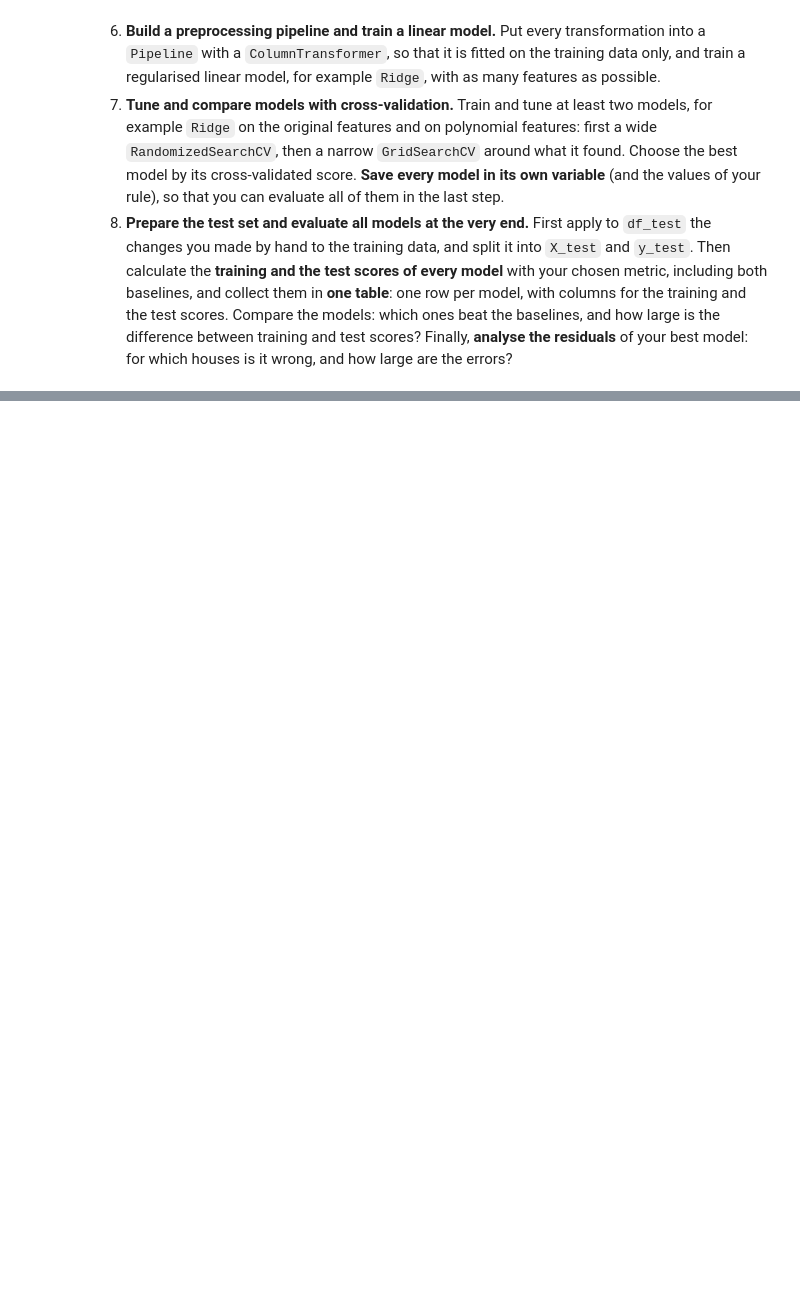
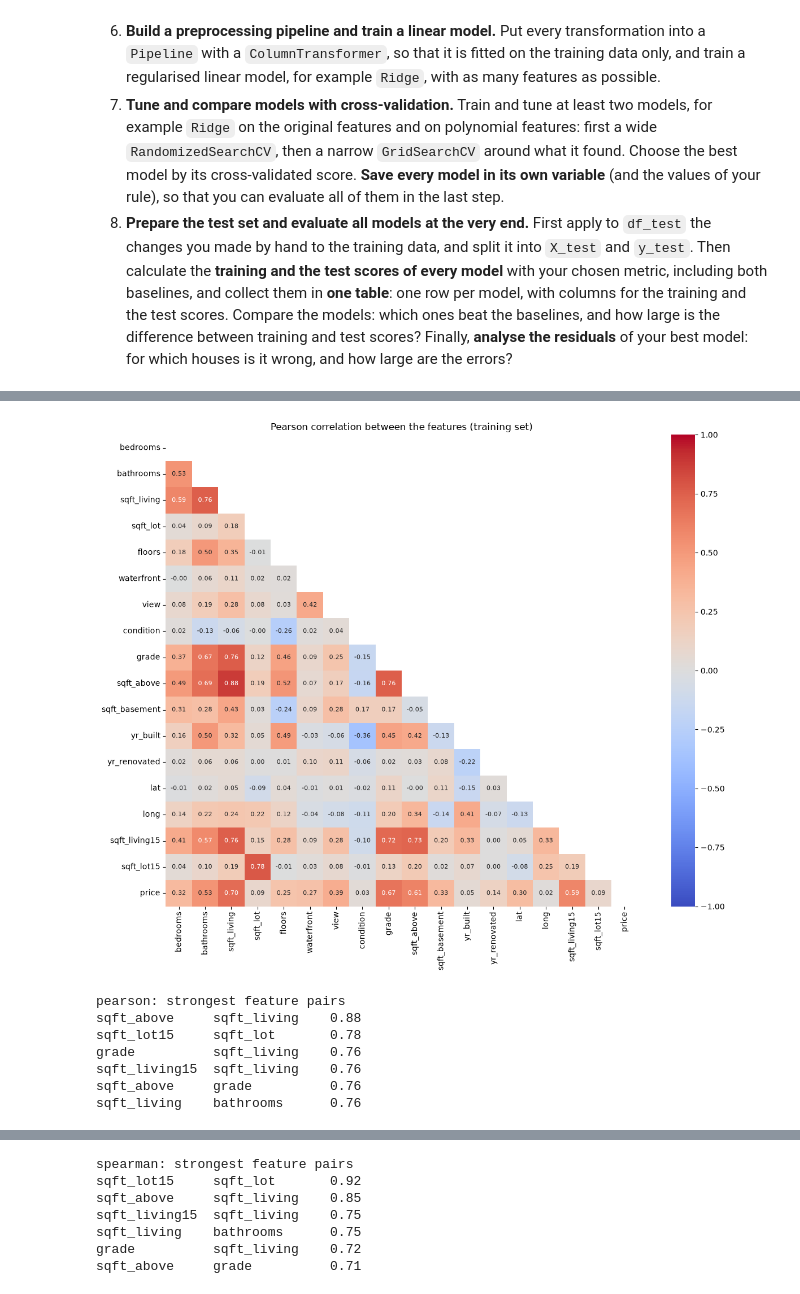
Before and after one commit to dynamic-dome/amle-project-king-county, a Jupyter notebook: 02_king_county_project_dominic.ipynb, the cells around one changed output, grey strips where cells are left out. Drawn from its saved outputs; the diff is of its cells as text; code cells hidden in the pictures; blank space fills up the shorter version.

```diff
--- a/02_king_county_project_dominic.ipynb
+++ b/02_king_county_project_dominic.ipynb
@@ -90,0 +248,28 @@ SyntaxError: invalid decimal literal (1454397097.py, line 1)
+# %%
+# Correlations between the features themselves: which columns carry the same information?
+# zipcode is left out, its numbers are labels, so a correlation with it means nothing.
+cols = [c for c in features if c != "zipcode"] + ["price"]
+mask = np.triu(np.ones((len(cols), len(cols)), dtype=bool))  # hide the mirrored upper half
+
+for method in ["pearson", "spearman"]:
+    corr = df_train[cols].corr(method=method)
+    fig, ax = plt.subplots(figsize=(13, 10))
+    sns.heatmap(corr, mask=mask, annot=True, fmt=".2f", annot_kws={"size": 8},
+                cmap="coolwarm", vmin=-1, vmax=1, square=True, ax=ax)
+    ax.set_title(f"{method.capitalize()} correlation between the features (training set)")
+    plt.tight_layout()
+    plt.show()
+
+    # The strongest pairs, without price and without each column with itself
+    pairs = corr.drop(index="price", columns="price").where(~mask[:-1, :-1]).stack()
+    print(f"{method}: strongest feature pairs")
+    print(pairs.abs().sort_values(ascending=False).head(6).round(2).to_string(), "\n")
+# %% [output]
+[figure, added]
+pearson: strongest feature pairs
+sqft_above     sqft_living    0.88
+sqft_lot15     sqft_lot       0.78
+grade          sqft_living    0.76
+sqft_living15  sqft_living    0.76
+sqft_above     grade          0.76
+sqft_living    bathrooms      0.76
@@ -90,0 +277,7 @@ SyntaxError: invalid decimal literal (1454397097.py, line 1)
+spearman: strongest feature pairs
+sqft_lot15     sqft_lot       0.92
+sqft_above     sqft_living    0.85
+sqft_living15  sqft_living    0.75
+sqft_living    bathrooms      0.75
+grade          sqft_living    0.72
+sqft_above     grade          0.71
```
Also changed, not shown: parts of 19 cells of this notebook.
